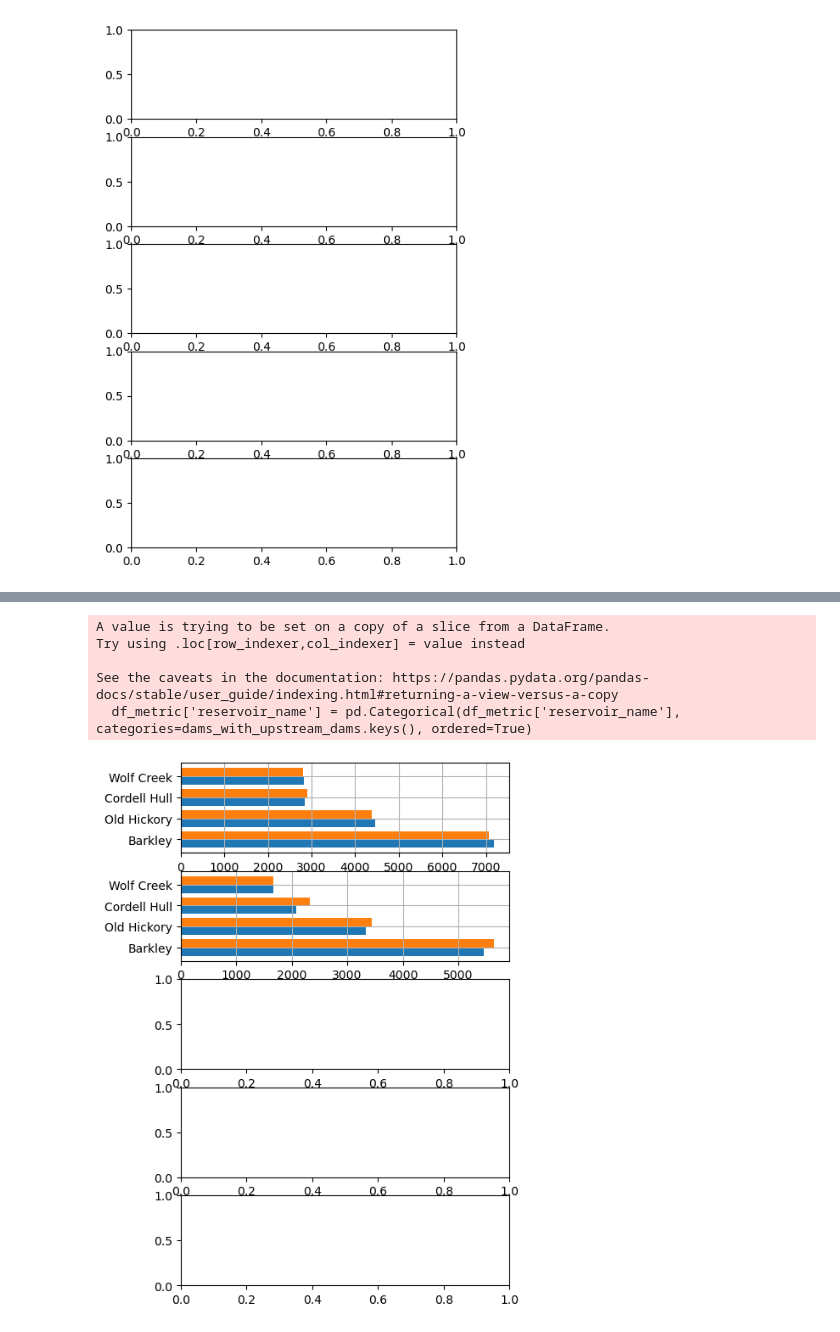
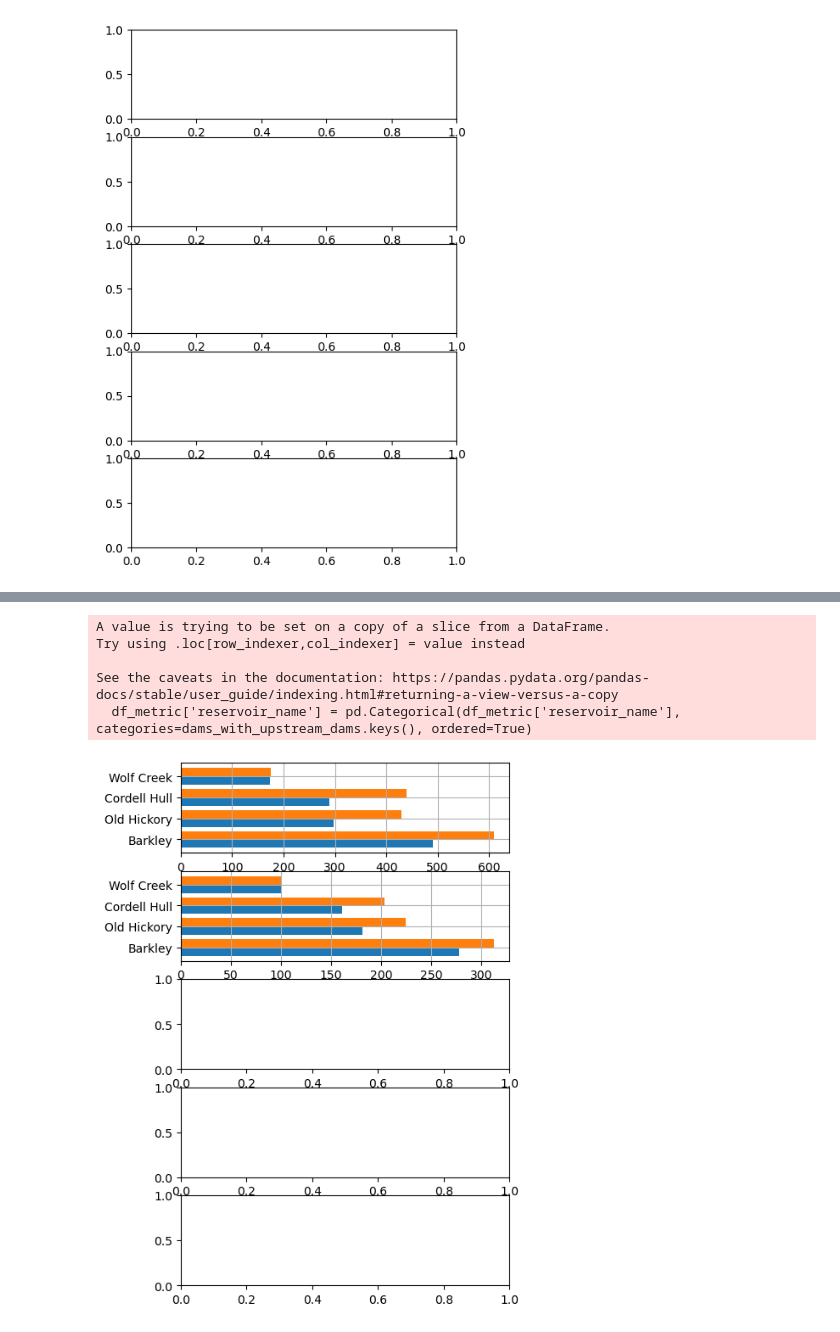
Before and after one commit to pritamd47/resorr-swot, a Jupyter notebook: notebooks/03-plots.ipynb, the cells around one changed output, grey strips where cells are left out. Drawn from its saved outputs; the diff is of its cells as text; code cells hidden in the pictures.

```diff
--- a/notebooks/03-plots.ipynb
+++ b/notebooks/03-plots.ipynb
@@ -58,10 +58,11 @@ df_pivot['pretty_names'] = df_pivot.index.to_series().apply(
 )
 df_pivot = df_pivot.set_index('pretty_names', drop=True)
 df_pivot.index.name = None
+df_pivot = df_pivot * 1e-6 # convert to mil. m3
 
 df_pivot.plot(kind="barh", ax=axes[0], width=0.8)
 axes[0].set_title(None)
-axes[0].set_xlabel(f'{METRIC}')
+axes[0].set_xlabel(f'{METRIC} (mil. m$^3$ per week)')
 axes[0].grid()
 legend = axes[0].legend()
 legend.remove()
@@ -77,35 +78,36 @@ See the caveats in the documentation: https://pandas.pydata.org/pandas-docs/stab
 # %%
 METRIC = 'MAE'
 df_metric = df[df['metric']==METRIC]
 # Pivot to get with/without as separate columns
 df_metric['reservoir_name'] = pd.Categorical(df_metric['reservoir_name'], categories=dams_with_upstream_dams.keys(), ordered=True)
 df_pivot = df_metric.pivot(index="reservoir_name", columns="with_or_without_resorr", values="metric_value")
 df_pivot = df_pivot[df_pivot.index.isin(list(dams_with_upstream_dams.keys()))]
 df_pivot = df_pivot.rename({
     'with resorr': 'Upstream dams considered',
     'without resorr': 'Upstream dams not considered'
 }, axis=1)
 df_pivot['pretty_names'] = df_pivot.index.to_series().apply(
     lambda x: dams_with_upstream_dams[x]
 )
 df_pivot = df_pivot.set_index('pretty_names', drop=True)
 df_pivot.index.name = None
+df_pivot = df_pivot * 1e-6
 
 df_pivot.plot(kind="barh", ax=axes[1], width=0.8)
 axes[1].set_title(None)
-axes[1].set_xlabel(f'{METRIC}')
+axes[1].set_xlabel(f'{METRIC} (mil. m$^3$ per week)')
 axes[1].grid()
 legend = axes[1].legend()
 legend.remove()
 axes[1]
 fig
 # %% [output]
 A value is trying to be set on a copy of a slice from a DataFrame.
 Try using .loc[row_indexer,col_indexer] = value instead
 
 See the caveats in the documentation: https://pandas.pydata.org/pandas-docs/stable/user_guide/indexing.html#returning-a-view-versus-a-copy
   df_metric['reservoir_name'] = pd.Categorical(df_metric['reservoir_name'], categories=dams_with_upstream_dams.keys(), ordered=True)
-[figure, old version]
+[figure, new version]
 # %%
 METRIC = 'KGE'
 df_metric = df[df['metric']==METRIC]
```
Also changed, not shown: parts of 15 cells of this notebook, 1 other file.
